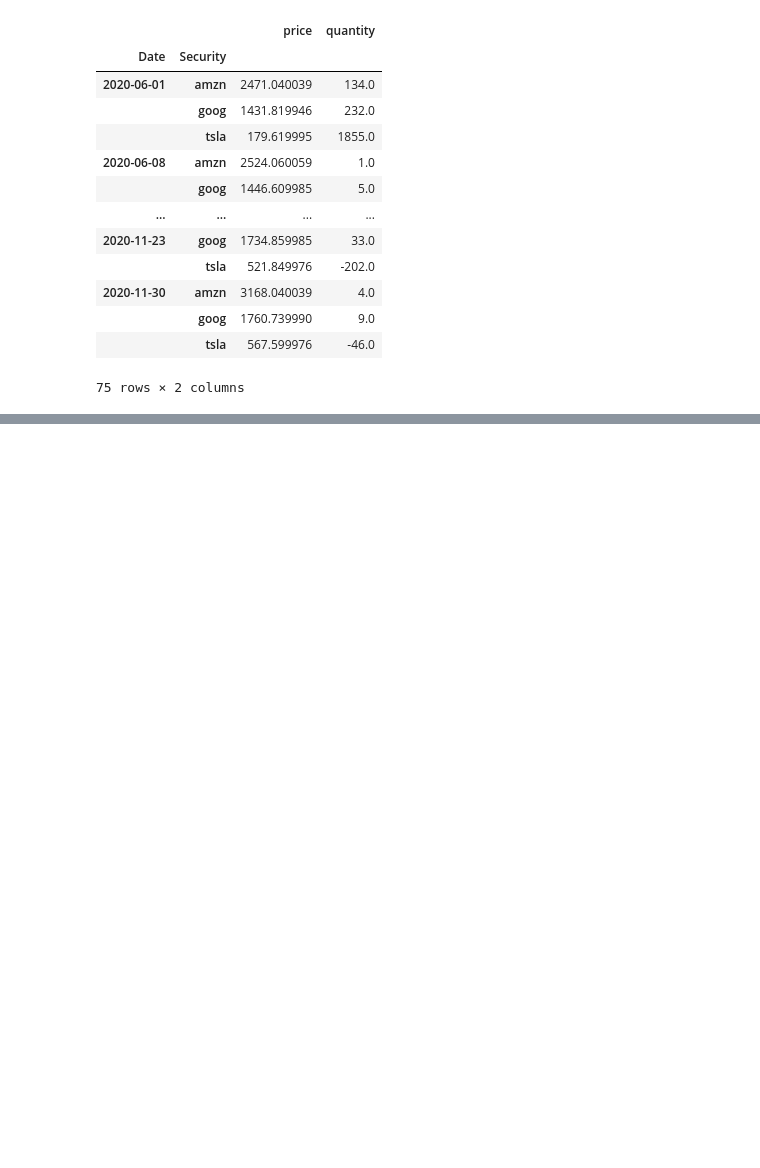
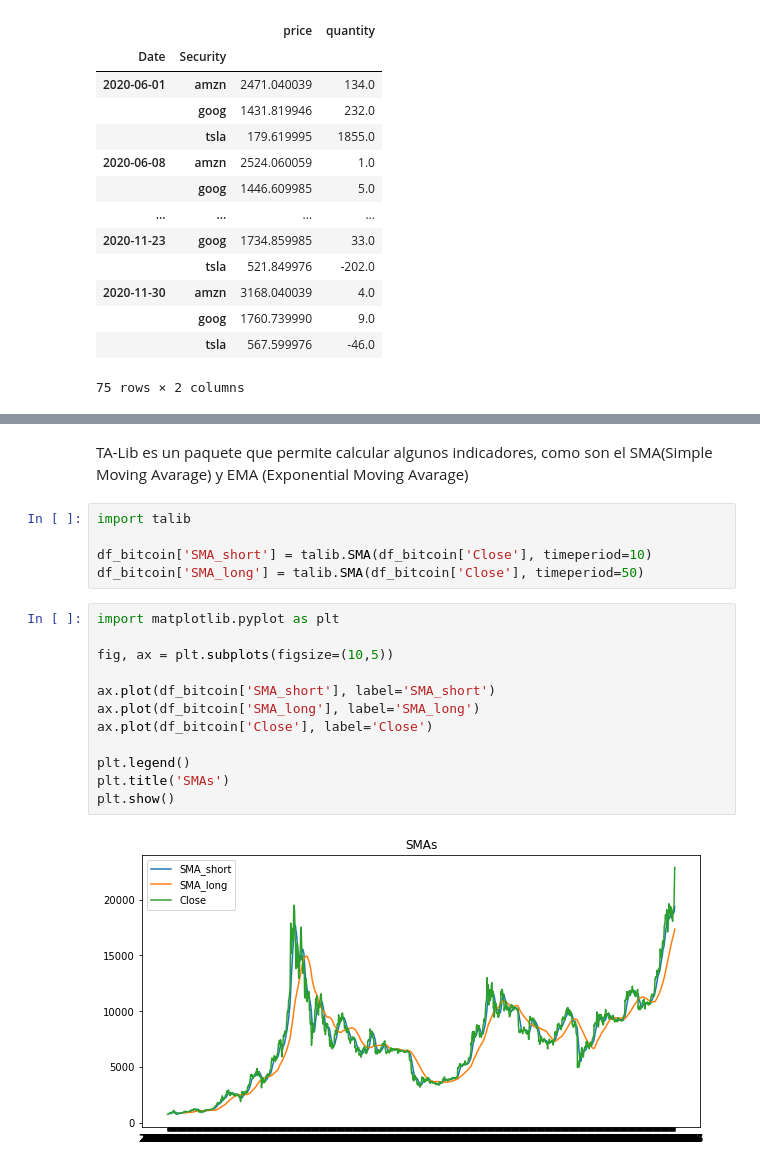
Before and after one commit to PamelaMunozCaceres/Python-Study, a Jupyter notebook: Financial Trading in Python.ipynb, the cells around one changed output, grey strips where cells are left out. Saved outputs shown, nothing was run; the diff lists cells and outputs as text; blank space fills up the shorter version.

```diff
--- a/Financial Trading in Python.ipynb
+++ b/Financial Trading in Python.ipynb
@@ -175,0 +186,21 @@ bt_results.get_transactions()
+# %% [markdown]
+TA-Lib es un paquete que permite calcular algunos indicadores, como son el SMA(Simple Moving Avarage) y EMA (Exponential Moving Avarage)
+# %%
+import talib
+
+df_bitcoin['SMA_short'] = talib.SMA(df_bitcoin['Close'], timeperiod=10)
+df_bitcoin['SMA_long'] = talib.SMA(df_bitcoin['Close'], timeperiod=50)
+# %%
+import matplotlib.pyplot as plt
+
+fig, ax = plt.subplots(figsize=(10,5))
+
+ax.plot(df_bitcoin['SMA_short'], label='SMA_short')
+ax.plot(df_bitcoin['SMA_long'], label='SMA_long')
+ax.plot(df_bitcoin['Close'], label='Close')
+
+plt.legend()
+plt.title('SMAs')
+plt.show()
+# %% [output]
+[figure, added]
```
Also changed, not shown: parts of 5 cells of this notebook.
